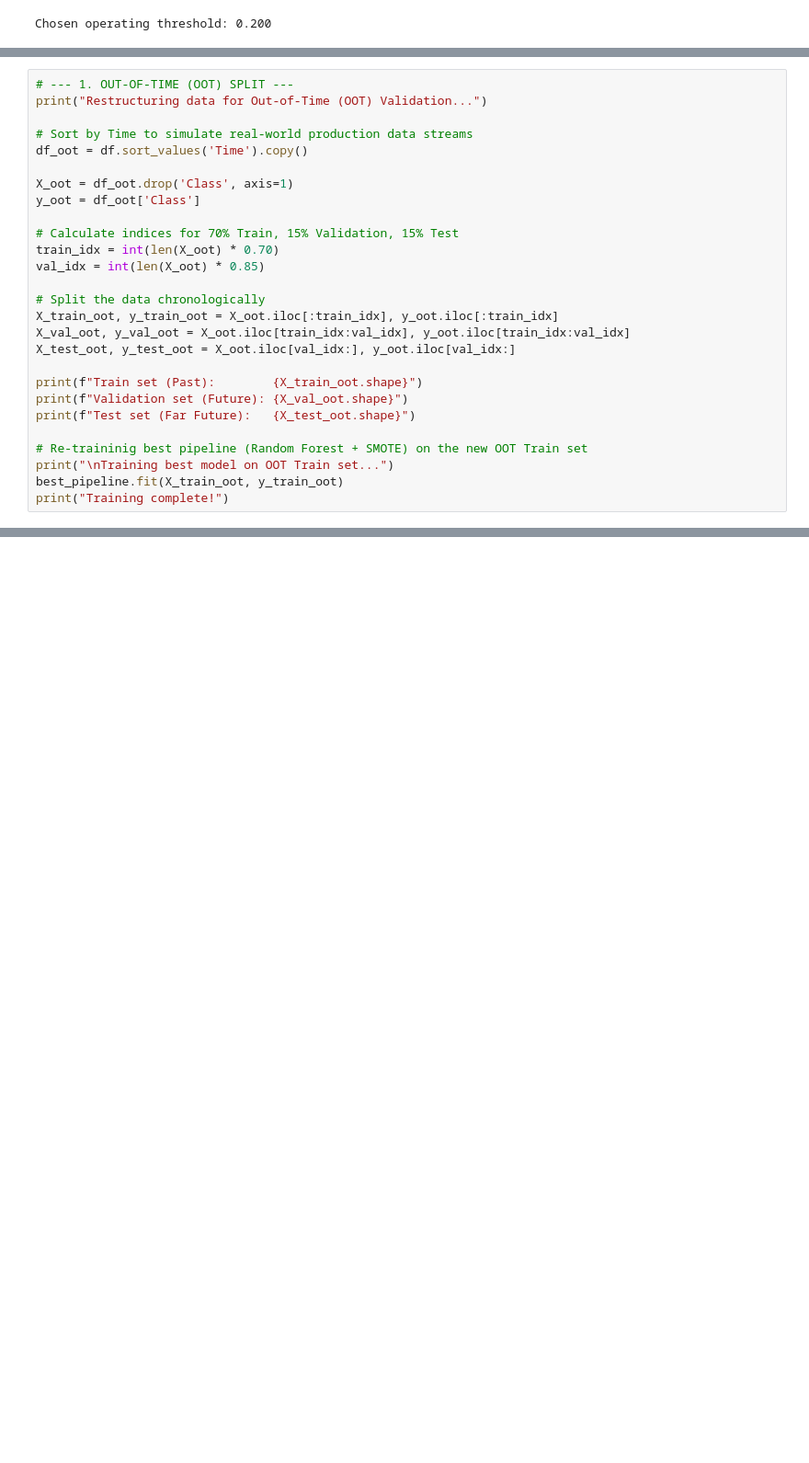
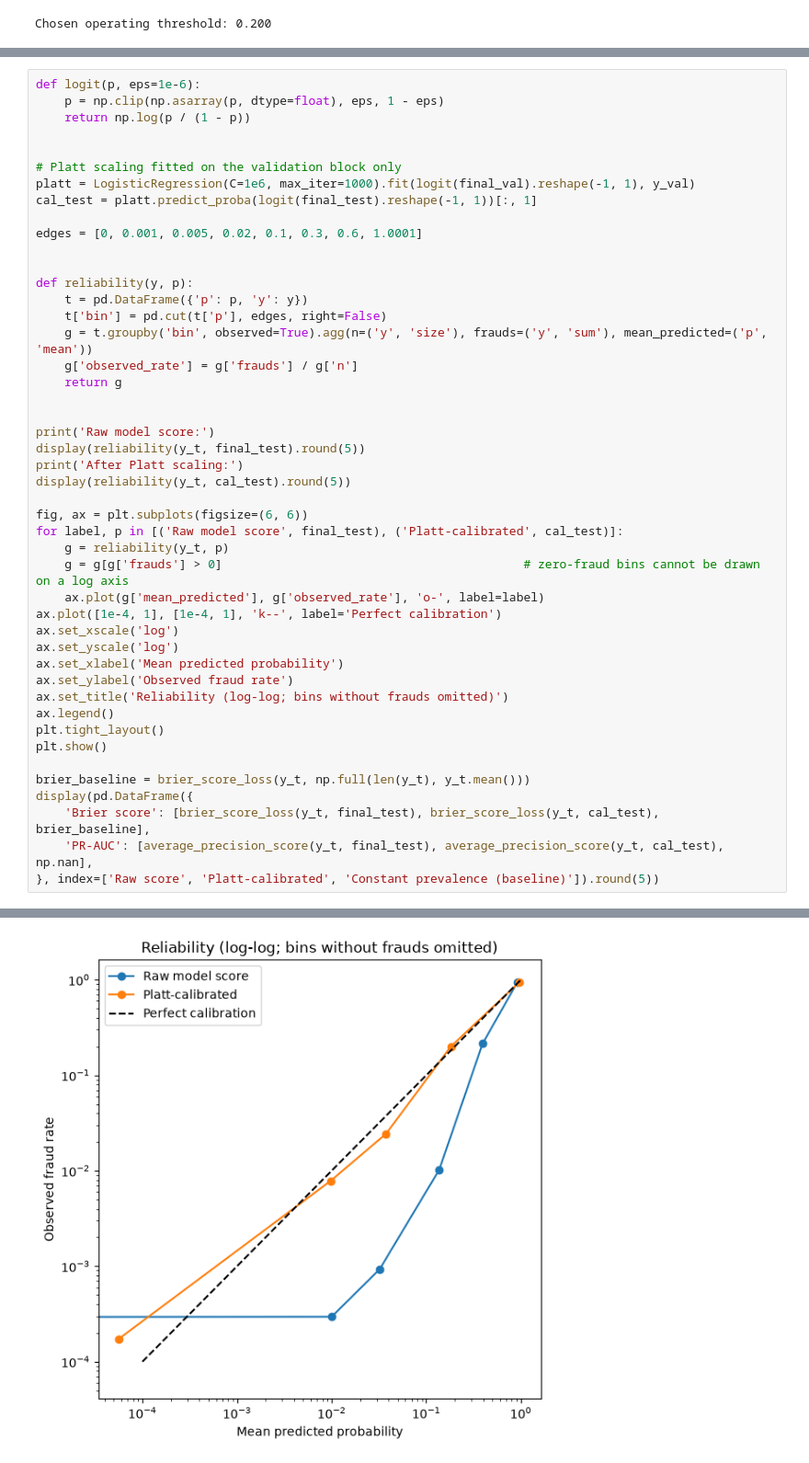
Before and after one commit to shashwat-158/credit-card-fraud-detection, a Jupyter notebook: notebook/credit_card_fraud_detection.ipynb, the cells around one changed output, grey strips where cells are left out. Shown at 92% size. Cells and saved outputs as stored; diff of their text form; blank space fills up the shorter version.

```diff
--- a/notebook/credit_card_fraud_detection.ipynb
+++ b/notebook/credit_card_fraud_detection.ipynb
@@ -899,28 +907,47 @@ This project developed and evaluated multiple machine learning models for detect
 # %%
-# --- 1. OUT-OF-TIME (OOT) SPLIT ---
-print("Restructuring data for Out-of-Time (OOT) Validation...")
+def logit(p, eps=1e-6):
+    p = np.clip(np.asarray(p, dtype=float), eps, 1 - eps)
+    return np.log(p / (1 - p))
 
-# Sort by Time to simulate real-world production data streams
-df_oot = df.sort_values('Time').copy()
 
-X_oot = df_oot.drop('Class', axis=1)
-y_oot = df_oot['Class']
+# Platt scaling fitted on the validation block only
+platt = LogisticRegression(C=1e6, max_iter=1000).fit(logit(final_val).reshape(-1, 1), y_val)
+cal_test = platt.predict_proba(logit(final_test).reshape(-1, 1))[:, 1]
 
-# Calculate indices for 70% Train, 15% Validation, 15% Test
-train_idx = int(len(X_oot) * 0.70)
-val_idx = int(len(X_oot) * 0.85)
+edges = [0, 0.001, 0.005, 0.02, 0.1, 0.3, 0.6, 1.0001]
 
-# Split the data chronologically
-X_train_oot, y_train_oot = X_oot.iloc[:train_idx], y_oot.iloc[:train_idx]
-X_val_oot, y_val_oot = X_oot.iloc[train_idx:val_idx], y_oot.iloc[train_idx:val_idx]
-X_test_oot, y_test_oot = X_oot.iloc[val_idx:], y_oot.iloc[val_idx:]
 
-print(f"Train set (Past):        {X_train_oot.shape}")
-print(f"Validation set (Future): {X_val_oot.shape}")
-print(f"Test set (Far Future):   {X_test_oot.shape}")
+def reliability(y, p):
+    t = pd.DataFrame({'p': p, 'y': y})
+    t['bin'] = pd.cut(t['p'], edges, right=False)
+    g = t.groupby('bin', observed=True).agg(n=('y', 'size'), frauds=('y', 'sum'), mean_predicted=('p', 'mean'))
+    g['observed_rate'] = g['frauds'] / g['n']
+    return g
 
-# Re-traininig best pipeline (Random Forest + SMOTE) on the new OOT Train set
-print("\nTraining best model on OOT Train set...")
-best_pipeline.fit(X_train_oot, y_train_oot)
-print("Training complete!")
+
+print('Raw model score:')
+display(reliability(y_t, final_test).round(5))
+print('After Platt scaling:')
+display(reliability(y_t, cal_test).round(5))
+
+fig, ax = plt.subplots(figsize=(6, 6))
+for label, p in [('Raw model score', final_test), ('Platt-calibrated', cal_test)]:
+    g = reliability(y_t, p)
+    g = g[g['frauds'] > 0]                                          # zero-fraud bins cannot be drawn on a log axis
+    ax.plot(g['mean_predicted'], g['observed_rate'], 'o-', label=label)
+ax.plot([1e-4, 1], [1e-4, 1], 'k--', label='Perfect calibration')
+ax.set_xscale('log')
+ax.set_yscale('log')
+ax.set_xlabel('Mean predicted probability')
+ax.set_ylabel('Observed fraud rate')
+ax.set_title('Reliability (log-log; bins without frauds omitted)')
+ax.legend()
+plt.tight_layout()
+plt.show()
+
+brier_baseline = brier_score_loss(y_t, np.full(len(y_t), y_t.mean()))
+display(pd.DataFrame({
+    'Brier score': [brier_score_loss(y_t, final_test), brier_score_loss(y_t, cal_test), brier_baseline],
+    'PR-AUC': [average_precision_score(y_t, final_test), average_precision_score(y_t, cal_test), np.nan],
+}, index=['Raw score', 'Platt-calibrated', 'Constant prevalence (baseline)']).round(5))
 # %% [output]
@@ -933,0 +973 @@ Training complete!
+[figure, added]
```
Also changed, not shown: parts of 26 cells of this notebook, 3 other files.
